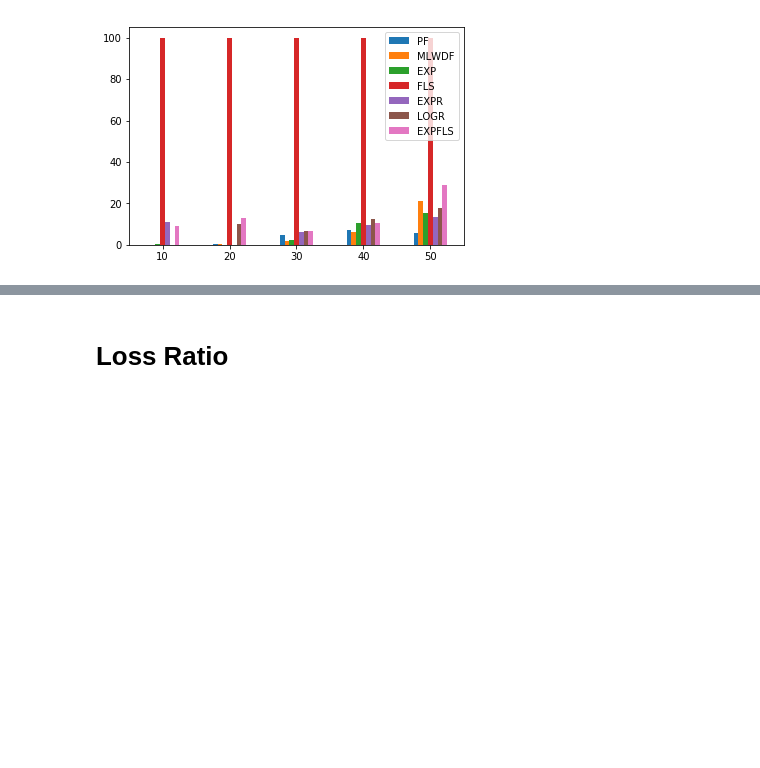
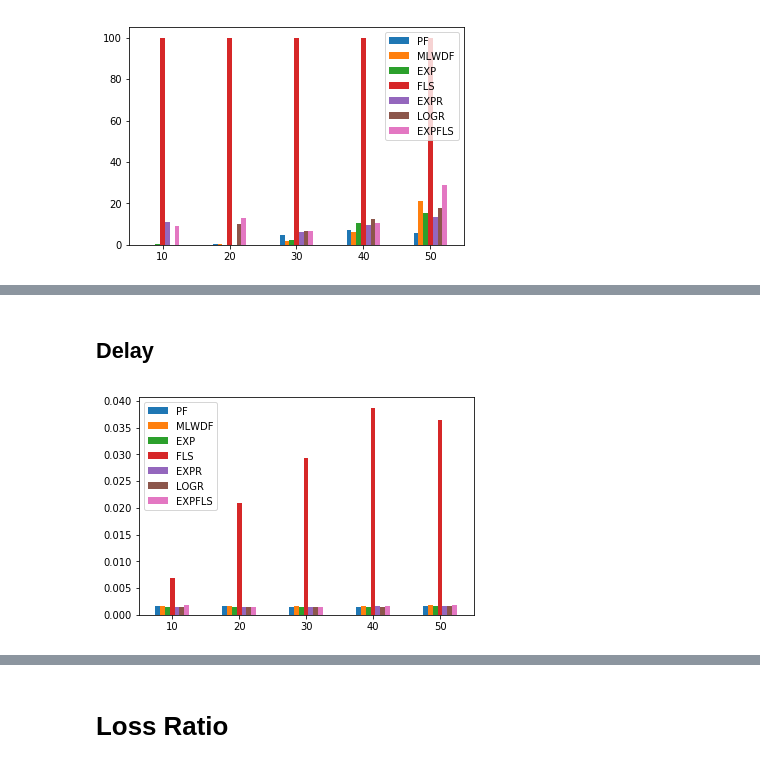
Before and after one commit to gdbranco/lte-sim-dev-new, a Jupyter notebook: myStuff/scripts/Statistics.ipynb, the cells around one changed output, grey strips where cells are left out. Cells and saved outputs as stored; diff of their text form; code cells hidden in the pictures; blank space fills up the shorter version.

```diff
--- a/myStuff/scripts/Statistics.ipynb
+++ b/myStuff/scripts/Statistics.ipynb
@@ -568,0 +602,12 @@ fig.savefig("./pdfs/PacketLossWeb.pdf", bbox_inches='tight')
+# %% [markdown]
+## Delay
+# %%
+dfDELAYCBR = pd.DataFrame({'PF': DELAYCBR[1], 'MLWDF': DELAYCBR[2], 'EXP': DELAYCBR[3],
+                            'FLS': DELAYCBR[4], 'EXPR': DELAYCBR[5], 'LOGR': DELAYCBR[6],
+                             'EXPFLS': DELAYCBR[7]},
+                           index=[10,20,30,40,50])
+plot = dfDELAYCBR.plot.bar(rot=0)
+fig = plot.get_figure()
+fig.savefig("./pdfs/DelayCBR.pdf", bbox_inches='tight')
+# %% [output]
+[figure, added]
```
Also changed, not shown: parts of 20 cells of this notebook, 23 other files.
